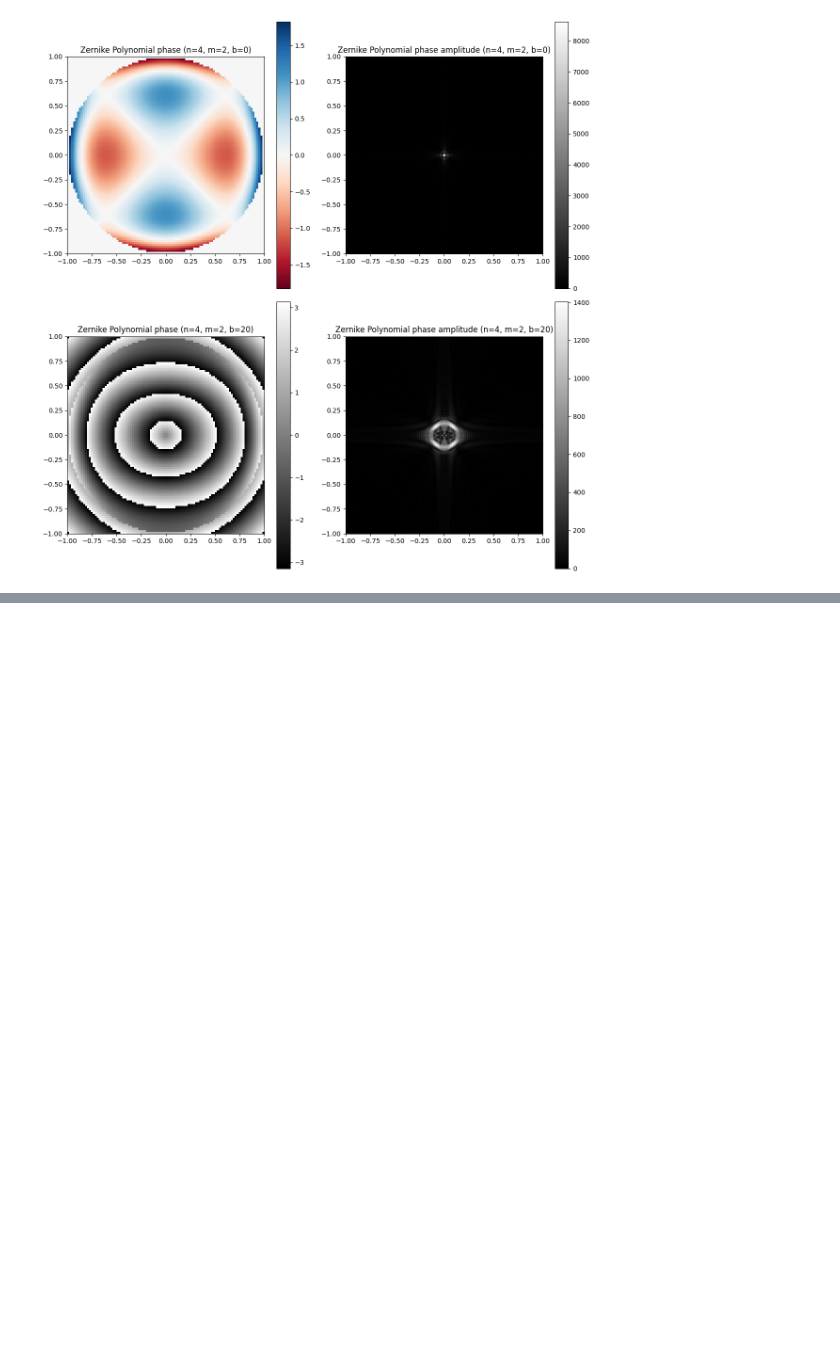
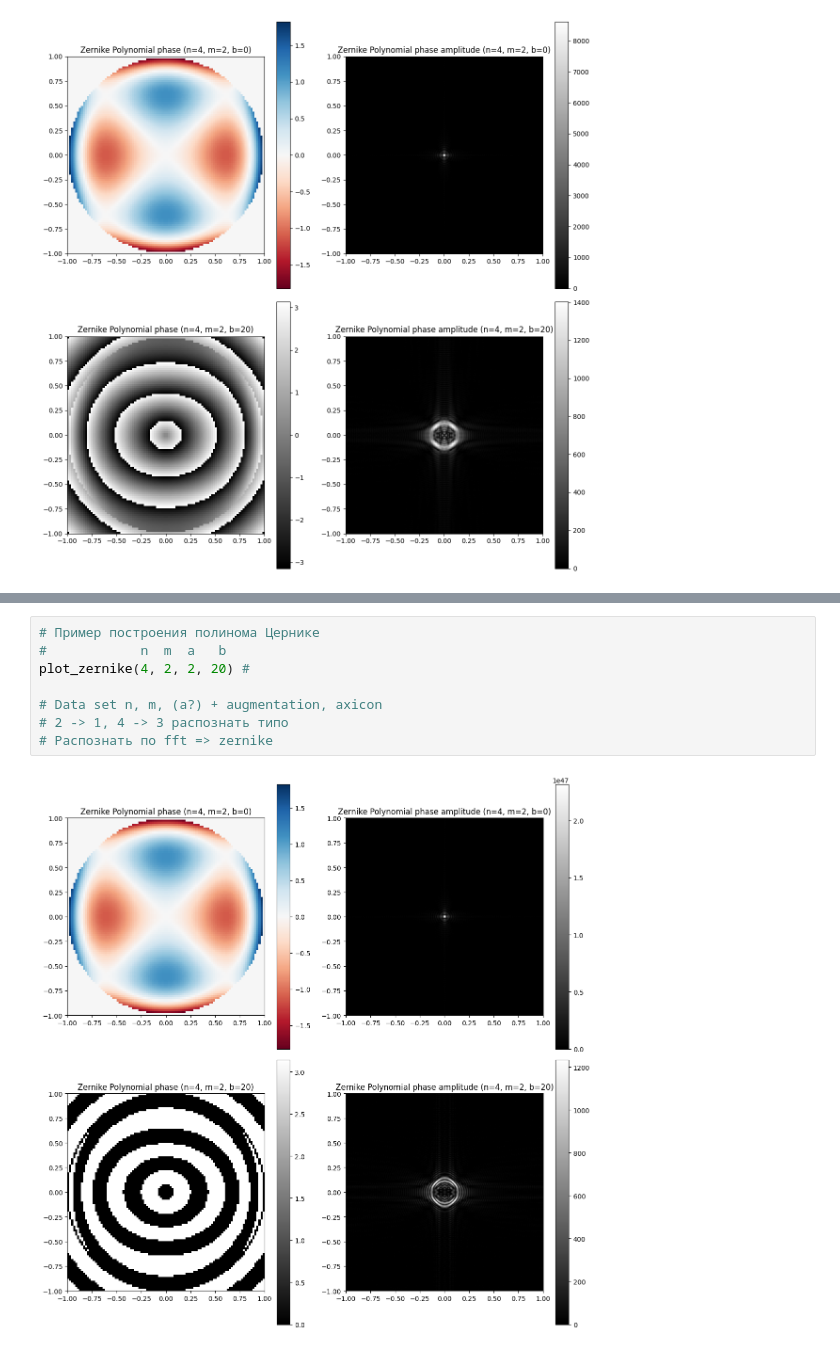
Before and after one commit to Dmitryser1/NIRMag, a Jupyter notebook: PlotBuild.ipynb, the cells around one changed output, grey strips where cells are left out. Saved outputs shown, nothing was run; the diff lists cells and outputs as text; blank space fills up the shorter version.

```diff
--- a/PlotBuild.ipynb
+++ b/PlotBuild.ipynb
@@ -128,0 +197,10 @@ plot_zernike(4, 2, 2, 20) #
+# %%
+# Пример построения полинома Цернике
+#            n  m  a   b
+plot_zernike(4, 2, 2, 20) #
+
+# Data set n, m, (a?) + augmentation, axicon
+# 2 -> 1, 4 -> 3 распознать типо
+# Распознать по fft => zernike
+# %% [output]
+[figure, added]
```
Also changed, not shown: parts of 1 cell of this notebook, 8 other files.
